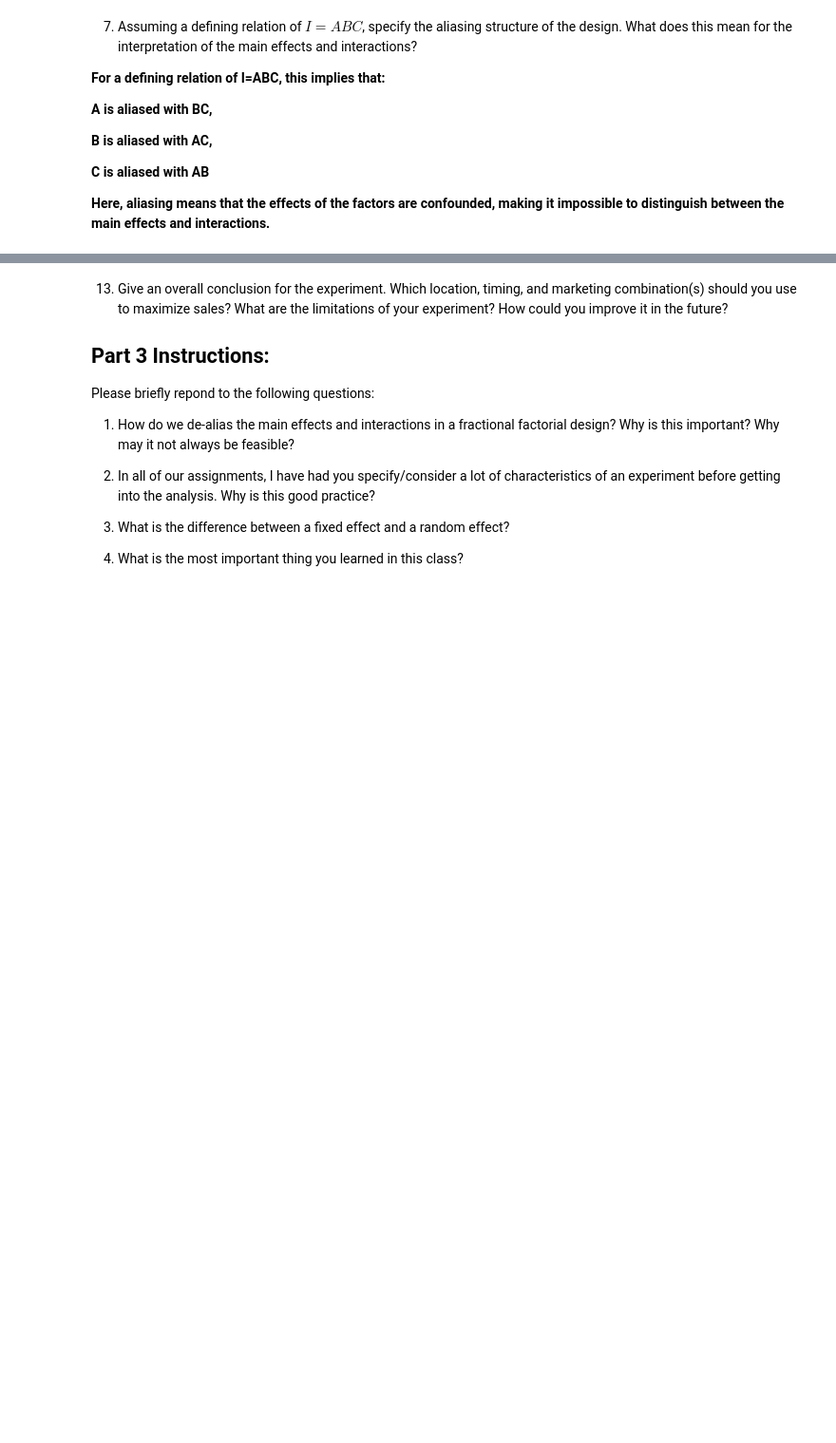
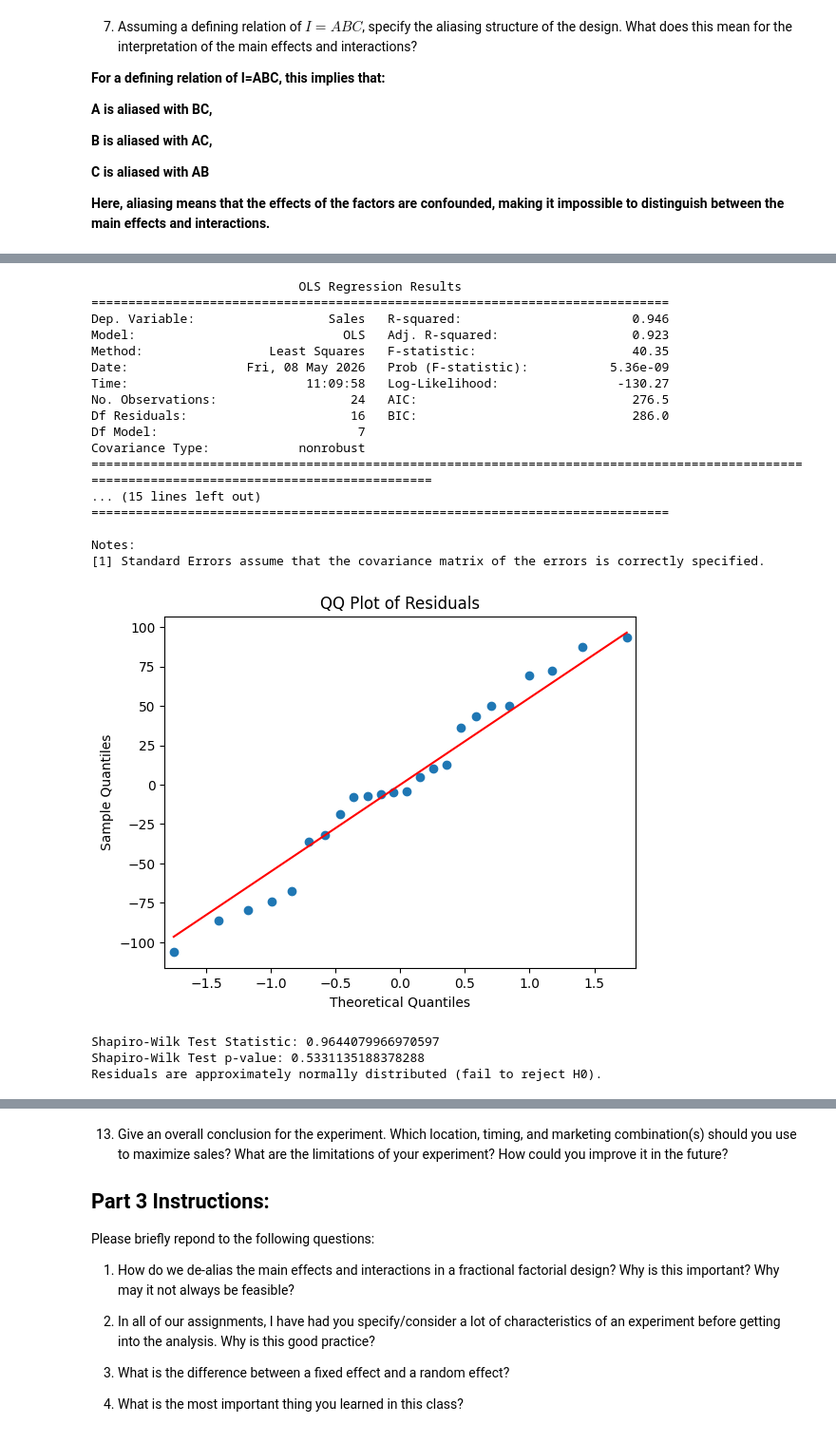
Before and after one commit to garrettspringsted/STAT-7220-Applied-Experimental-Design, a Jupyter notebook: Assignments/Final-Exam/Final-Exam.ipynb, the cells around one changed output, grey strips where cells are left out. Shown at 95% size. Saved outputs shown, nothing was run; the diff lists cells and outputs as text; code cells hidden in the pictures; blank space fills up the shorter version.

```diff
--- a/Assignments/Final-Exam/Final-Exam.ipynb
+++ b/Assignments/Final-Exam/Final-Exam.ipynb
@@ -549,23 +627,45 @@ plt.show()
 # %%
 from statsmodels.formula.api import ols
 import statsmodels.api as sm
 from scipy import stats
 import matplotlib.pyplot as plt
 
-am=ols("Sales ~ C(Location) * C(Timing) * C(Marketing)", data=sales).fit()
+Am=ols("Sales ~ C(Location) * C(Timing) * C(Marketing)", data=sales).fit()
 print(Am.summary())
 
 sm.qqplot(Am.resid, line='s')
 plt.title("QQ Plot of Residuals")
 plt.show()
 
 shapiro_test = stats.shapiro(Am.resid)
 
 print("Shapiro-Wilk Test Statistic:", shapiro_test.statistic)
 print("Shapiro-Wilk Test p-value:", shapiro_test.pvalue)
 if shapiro_test.pvalue > 0.05:
     print("Residuals are approximately normally distributed (fail to reject H0).")
 else:
     print("Residuals are not normally distributed (reject H0).")
+# %% [output]
+                            OLS Regression Results
+==============================================================================
+Dep. Variable:                  Sales   R-squared:                       0.946
+Model:                            OLS   Adj. R-squared:                  0.923
+Method:                 Least Squares   F-statistic:                     40.35
+Date:                Fri, 08 May 2026   Prob (F-statistic):           5.36e-09
+Time:                        11:09:58   Log-Likelihood:                -130.27
+No. Observations:                  24   AIC:                             276.5
+Df Residuals:                      16   BIC:                             286.0
+Df Model:                           7
+Covariance Type:            nonrobust
+==============================================================================================================================================
+... (15 lines left out)
+==============================================================================
+
+Notes:
+[1] Standard Errors assume that the covariance matrix of the errors is correctly specified.
+[figure, added]
+Shapiro-Wilk Test Statistic: 0.9644079966970597
+Shapiro-Wilk Test p-value: 0.5331135188378288
+Residuals are approximately normally distributed (fail to reject H0).
 # %% [markdown]
 9. Assess the constant variance assumption using two methods. Do we have evidence to support the assumption of constant variance? Why or why not?
```
Also changed, not shown: parts of 17 cells of this notebook.
